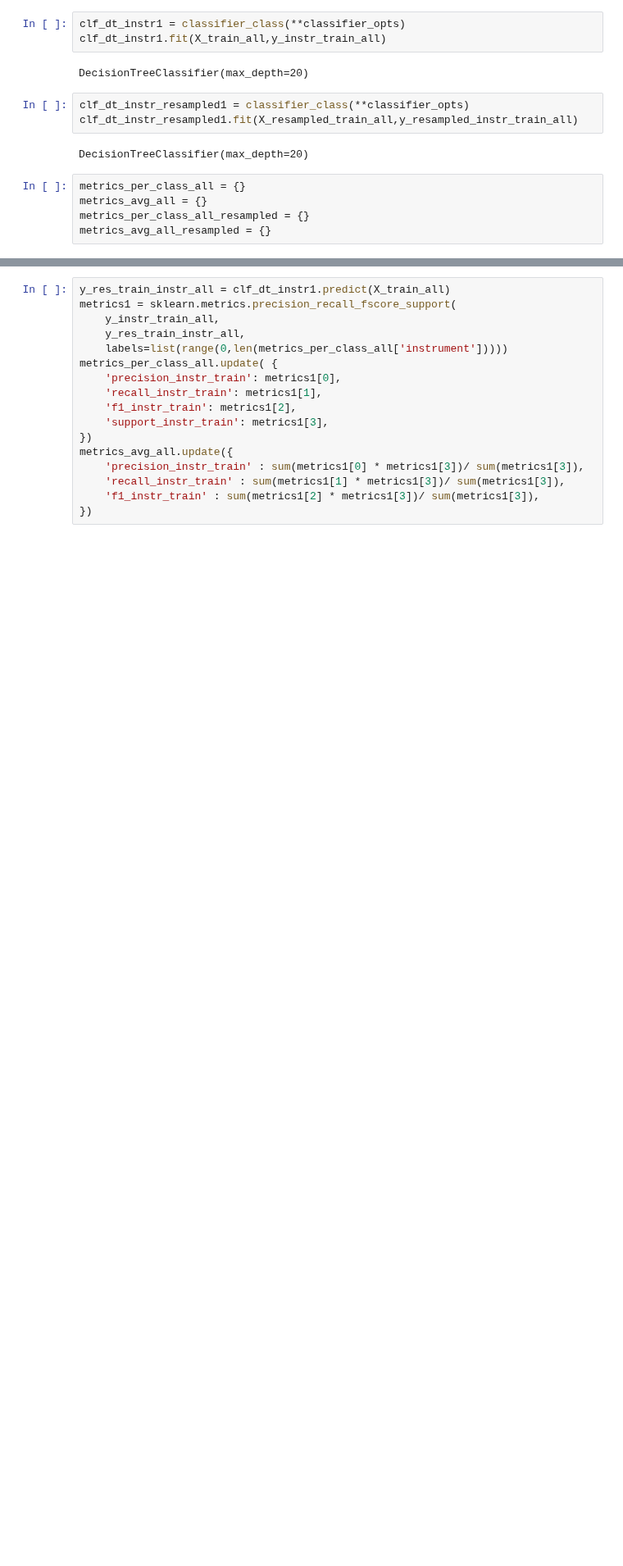
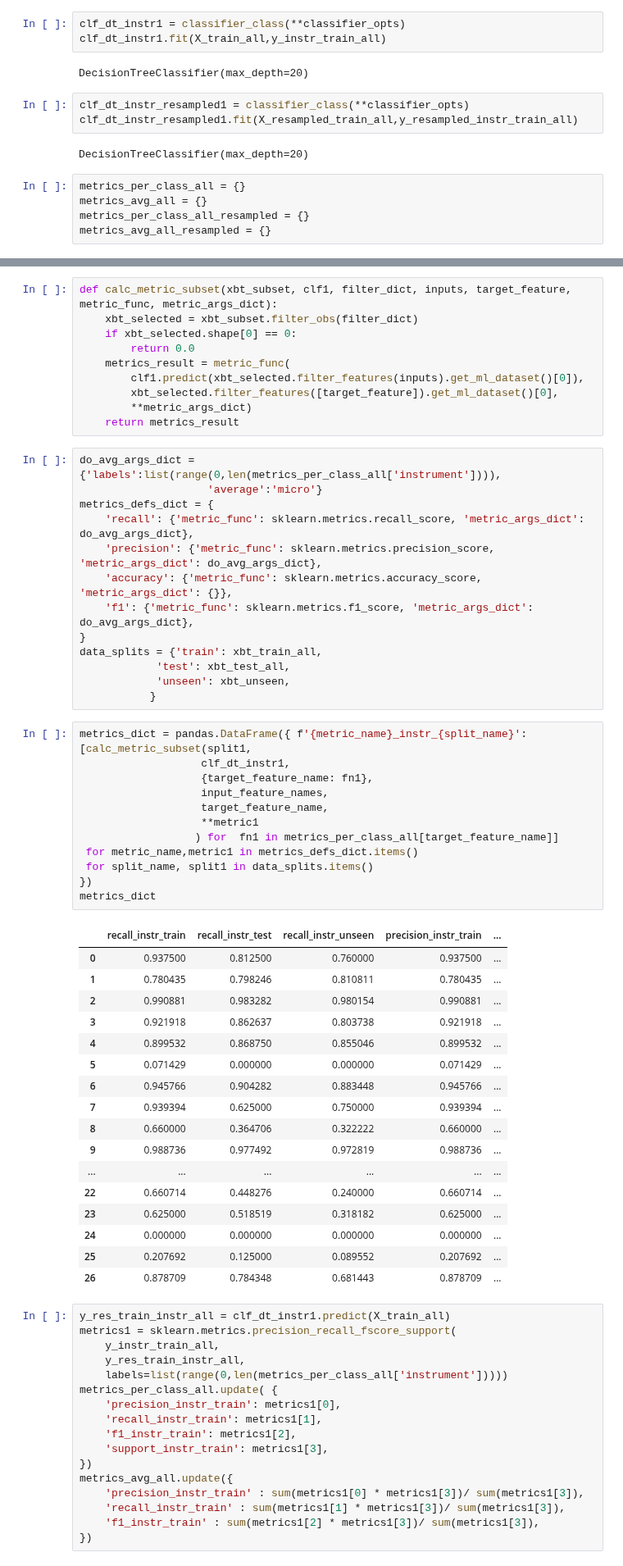
Before and after one commit to MetOffice/XBTs_classification, a Jupyter notebook: notebooks/dt_data_resampling.ipynb, the cells around one changed output, grey strips where cells are left out. Shown at 82% size. Cells and saved outputs as stored; diff of their text form; blank space fills up the shorter version.

Commit message:
#109 more work on resmapling and analysis with different metrics and splits.

```diff
--- a/notebooks/dt_data_resampling.ipynb
+++ b/notebooks/dt_data_resampling.ipynb
@@ -208,3 +221,56 @@ metrics_per_class_all_resampled['instrument'] = list(xbt_labelled._feature_encod
+# %%
+def calc_metric_subset(xbt_subset, clf1, filter_dict, inputs, target_feature, metric_func, metric_args_dict):
+    xbt_selected = xbt_subset.filter_obs(filter_dict)
+    if xbt_selected.shape[0] == 0:
+        return 0.0
+    metrics_result = metric_func(
+        clf1.predict(xbt_selected.filter_features(inputs).get_ml_dataset()[0]),
+        xbt_selected.filter_features([target_feature]).get_ml_dataset()[0],
+        **metric_args_dict)
+    return metrics_result
+# %%
+do_avg_args_dict = {'labels':list(range(0,len(metrics_per_class_all['instrument']))),
+                    'average':'micro'}
+metrics_defs_dict = {
+    'recall': {'metric_func': sklearn.metrics.recall_score, 'metric_args_dict': do_avg_args_dict},
+    'precision': {'metric_func': sklearn.metrics.precision_score, 'metric_args_dict': do_avg_args_dict},
+    'accuracy': {'metric_func': sklearn.metrics.accuracy_score, 'metric_args_dict': {}},
+    'f1': {'metric_func': sklearn.metrics.f1_score, 'metric_args_dict': do_avg_args_dict},
+}
+data_splits = {'train': xbt_train_all,
+            'test': xbt_test_all,
+            'unseen': xbt_unseen,
+           }
+# %%
+metrics_dict = pandas.DataFrame({ f'{metric_name}_instr_{split_name}': [calc_metric_subset(split1,
+                   clf_dt_instr1,
+                   {target_feature_name: fn1},
+                   input_feature_names,
+                   target_feature_name,
+                   **metric1
+                  ) for  fn1 in metrics_per_class_all[target_feature_name]]
+ for metric_name,metric1 in metrics_defs_dict.items()
+ for split_name, split1 in data_splits.items()
+})
+metrics_dict
+# %% [output]
+|  | recall_instr_train | recall_instr_test | recall_instr_unseen | precision_instr_train | ... |
+| 0 | 0.937500 | 0.812500 | 0.760000 | 0.937500 | ... |
+| 1 | 0.780435 | 0.798246 | 0.810811 | 0.780435 | ... |
+| 2 | 0.990881 | 0.983282 | 0.980154 | 0.990881 | ... |
+| 3 | 0.921918 | 0.862637 | 0.803738 | 0.921918 | ... |
+| 4 | 0.899532 | 0.868750 | 0.855046 | 0.899532 | ... |
+| 5 | 0.071429 | 0.000000 | 0.000000 | 0.071429 | ... |
+| 6 | 0.945766 | 0.904282 | 0.883448 | 0.945766 | ... |
+| 7 | 0.939394 | 0.625000 | 0.750000 | 0.939394 | ... |
+| 8 | 0.660000 | 0.364706 | 0.322222 | 0.660000 | ... |
+| 9 | 0.988736 | 0.977492 | 0.972819 | 0.988736 | ... |
+| ... | ... | ... | ... | ... | ... |
+| 22 | 0.660714 | 0.448276 | 0.240000 | 0.660714 | ... |
+| 23 | 0.625000 | 0.518519 | 0.318182 | 0.625000 | ... |
+| 24 | 0.000000 | 0.000000 | 0.000000 | 0.000000 | ... |
+| 25 | 0.207692 | 0.125000 | 0.089552 | 0.207692 | ... |
+| 26 | 0.878709 | 0.784348 | 0.681443 | 0.878709 | ... |
 # %%
 y_res_train_instr_all = clf_dt_instr1.predict(X_train_all)
 metrics1 = sklearn.metrics.precision_recall_fscore_support(
```
Also changed, not shown: parts of 34 cells of this notebook.
